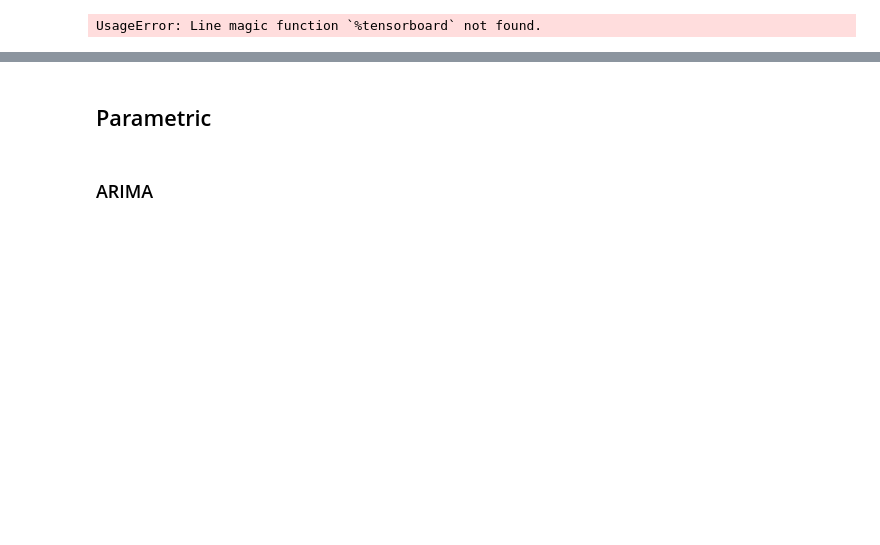
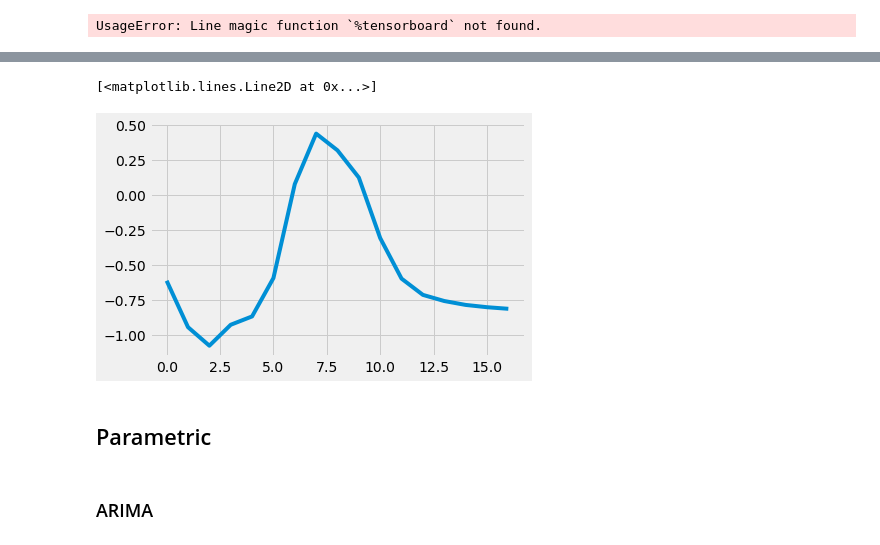
Before and after one commit to TristanGarry/sea-lice-forecasting, a Jupyter notebook: pycode/prelim_model_testing.ipynb, the cells around one changed output, grey strips where cells are left out. Drawn from its saved outputs; the diff is of its cells as text; code cells hidden in the pictures; blank space fills up the shorter version.

```diff
--- a/pycode/prelim_model_testing.ipynb
+++ b/pycode/prelim_model_testing.ipynb
@@ -511,20 +499,33 @@ tensorboard_callback = tf.keras.callbacks.TensorBoard(log_dir=log_dir, histogram
 # %%
 model = tf.keras.models.Sequential()
 
-model.add(tf.keras.layers.LSTM(100, input_shape=(17, 4),
+model.add(tf.keras.layers.LSTM(64, input_shape=(17, 4),
                return_sequences=True,
                activation='relu'))
 model.add(tf.keras.layers.Dropout(0.2))
 
+model.add(tf.keras.layers.Dense(64))
+
+model.add(tf.keras.layers.Dropout(0.2))
+
+model.add(tf.keras.layers.LSTM(32, input_shape=(17, 4),
+               return_sequences=True,
+               activation='relu'))
+model.add(tf.keras.layers.Dropout(0.2))
+
+model.add(tf.keras.layers.Dense(32))
+
+model.add(tf.keras.layers.Dropout(0.2))
+
 model.add(tf.keras.layers.Dense(1))
 
-model.compile(optimizer='rmsprop',
+model.compile(optimizer='adam',
               loss='mse',
               metrics=['acc'])
 
 history = model.fit(train_X, train_Y,
-                    epochs=20, batch_size=16,
-                    validation_split=0.2,
-                    callbacks=[tensorboard_callback])
+                    epochs=500, batch_size=16,
+                    validation_split=0.2,)
+                    #callbacks=[tensorboard_callback])
 # %% [output]
 Train on 9 samples, validate on 3 samples
@@ -596,3 +573,8 @@ ValueError: cannot reshape array of size 204 into shape (12,22)
+# %%
+plt.plot(train_predictions[2])
+# %% [output]
+[<matplotlib.lines.Line2D at 0x...>]
+[figure, added]
 # %% [markdown]
 ## Parametric
 # %% [markdown]
```
Also changed, not shown: parts of 24 cells of this notebook.
